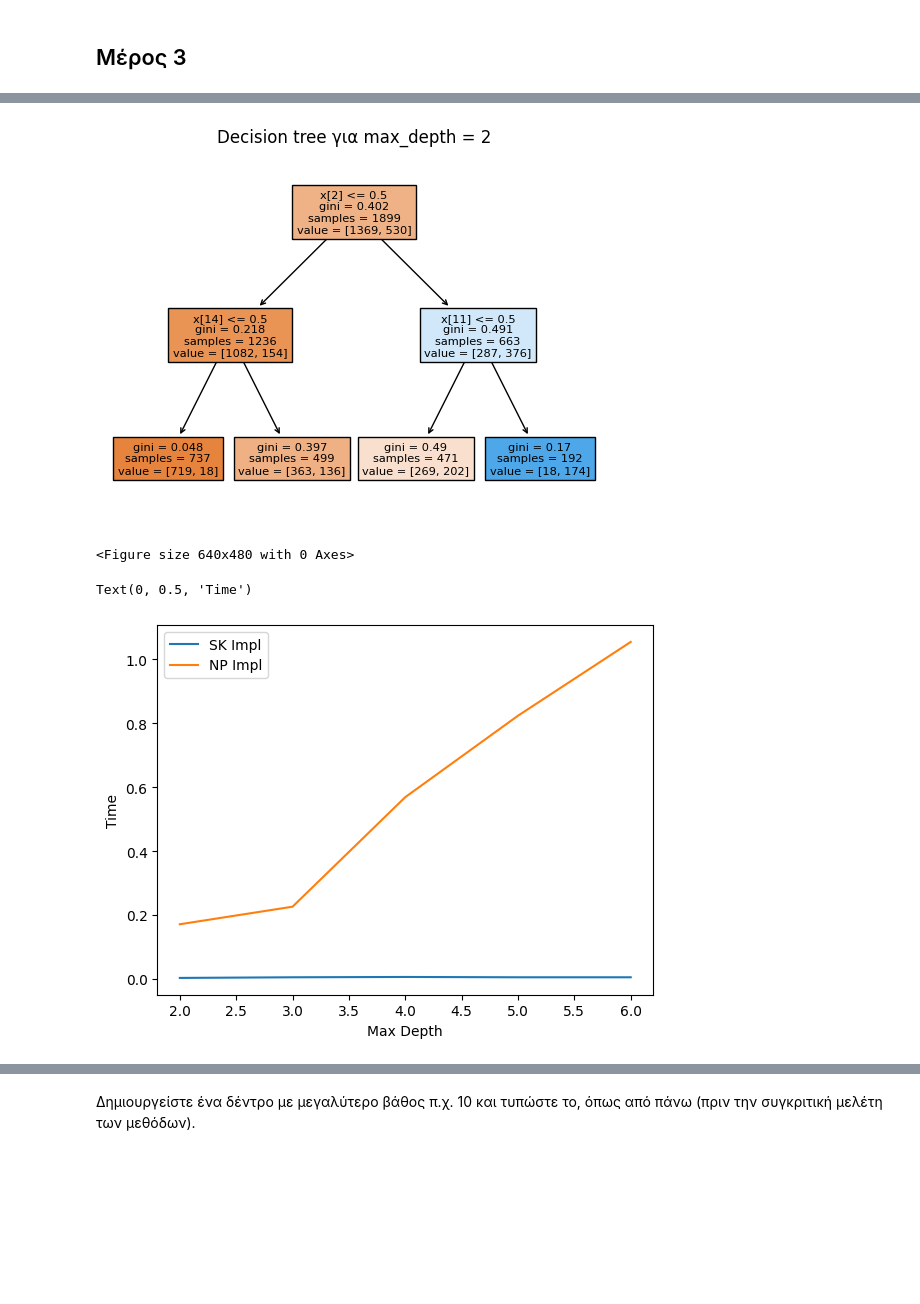
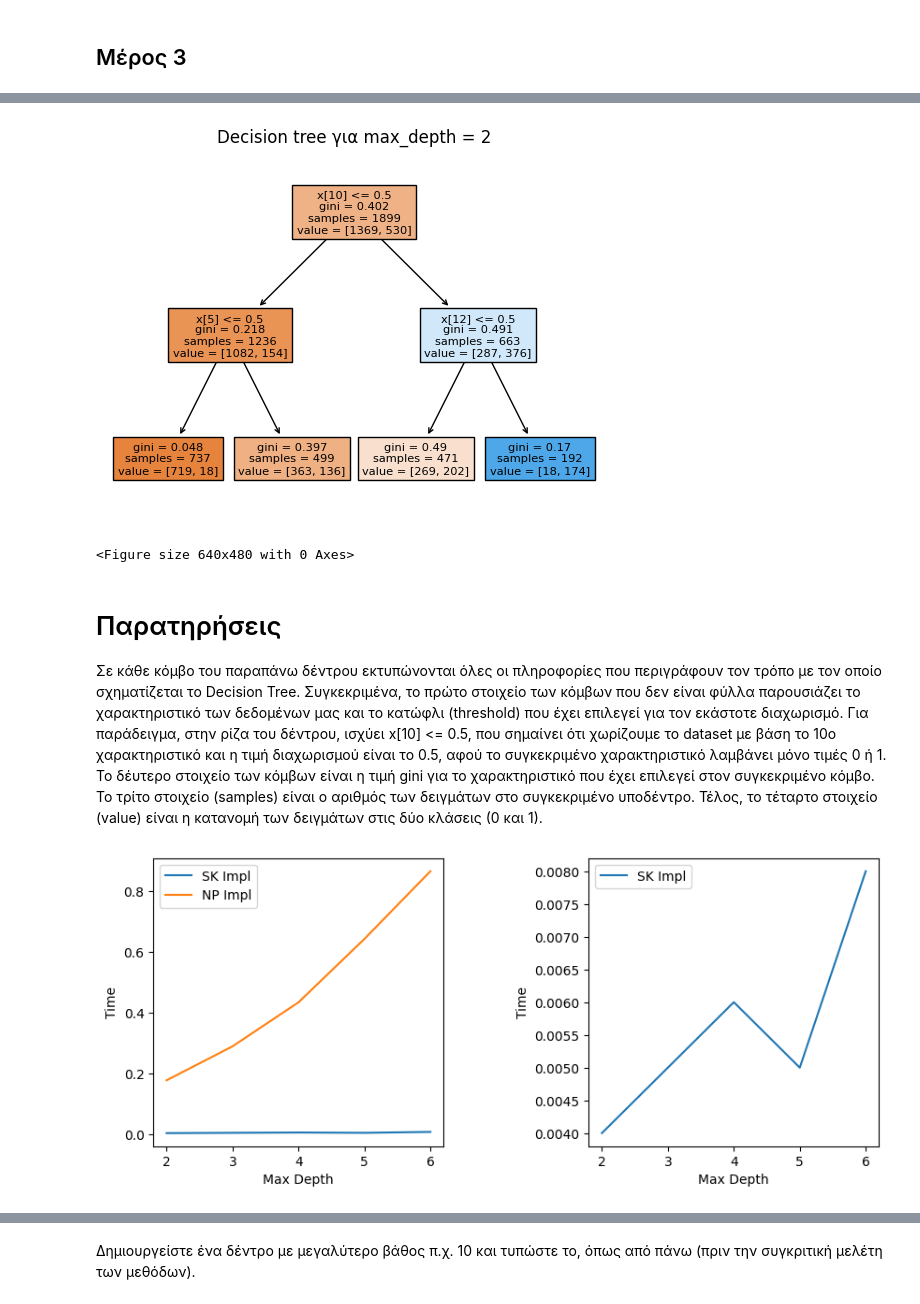
Before and after one commit to tsimiho/ArtificialIntelligence_Ex3, a Jupyter notebook: AI_23_decision_trees_Student_Version.ipynb, the cells around one changed output, grey strips where cells are left out. Cells and saved outputs as stored; diff of their text form; code cells hidden in the pictures; blank space fills up the shorter version.

```diff
--- a/AI_23_decision_trees_Student_Version.ipynb
+++ b/AI_23_decision_trees_Student_Version.ipynb
@@ -243,12 +252,14 @@ budget_encoder = LabelEncoder()
 vec_budget = budget_encoder.fit_transform(dataset["budget"].tolist())
 title_year_encoder = LabelEncoder()
 vec_title_year = title_year_encoder.fit_transform(dataset["title_year"].tolist())
+vote_average_encoder = LabelEncoder()
+vec_vote_average = vote_average_encoder.fit_transform(dataset["vote_average"].tolist())
 ## Your code above
 ##################
 
 
 
-X = np.concatenate((vec_genres, vec_language.reshape((-1, 1)),vec_budget.reshape((-1,1)),vec_title_year.reshape((-1,1)) ), axis=1) # συμπληρώστε το concatenation όλων των στηλών που θέλουμε να δώσουμε σαν είσοδο στον recommender
+X = np.concatenate((vec_genres, vec_language.reshape((-1, 1)), vec_budget.reshape((-1,1)), vec_title_year.reshape((-1,1)), vec_vote_average.reshape((-1,1))), axis=1) # συμπληρώστε το concatenation όλων των στηλών που θέλουμε να δώσουμε σαν είσοδο στον recommender
 y = dataset["cat_ratings"].tolist()
 
 X_train, X_test, Y_train, Y_test = train_test_split(X, y, test_size=0.2, random_state=42) # σπάμε το dataset σε train και test
@@ -333,7 +344,7 @@ class CARTClassifier:
         else:
             return self._predict_sample(x, node.right)
 # %%
-clf = CARTClassifier(max_depth=2, min_samples_split=2)
+clf = CARTClassifier(max_depth=2, min_samples_split=5)
 
 start_time = time.time()
 clf.fit(X_train, np.array(Y_train))
@@ -378,8 +393,12 @@ plt.title(f"Decision tree για max_depth = {max_depth}")
 plt.show()
 plt.savefig(f'out_{max_depth}.pdf')
 # %% [output]
-[figure, old version]
+[figure, new version]
 <Figure size 640x480 with 0 Axes>
+# %% [markdown]
+# Παρατηρήσεις
+
+Σε κάθε κόμβο του παραπάνω δέντρου εκτυπώνονται όλες οι πληροφορίες που περιγράφουν τον τρόπο με τον οποίο σχηματίζεται το Decision Tree. Συγκεκριμένα, το πρώτο στοιχείο των κόμβων που δεν είναι φύλλα παρουσιάζει το χαρακτηριστικό των δεδομένων μας και το κατώφλι (threshold) που έχει επιλεγεί για τον εκάστοτε διαχωρισμό. Για παράδειγμα, στην ρίζα του δέντρου, ισχύει x[10] <= 0.5, που σημαίνει ότι χωρίζουμε το dataset με βάση το 10ο χαρακτηριστικό και η τιμή διαχωρισμού είναι το 0.5, αφού το συγκεκριμένο χαρακτηριστικό λαμβάνει μόνο τιμές 0 ή 1. Το δέυτερο στοιχείο των κόμβων είναι η τιμή gini για το χαρακτηριστικό που έχει επιλεγεί στον συγκεκριμένο κόμβο. Το τρίτο στοιχείο (samples) είναι ο αριθμός των δειγμάτων στο συγκεκριμένο υποδέντρο. Τέλος, το τέταρτο στοιχείο (value) είναι η κατανομή των δειγμάτων στις δύο κλάσεις (0 και 1).
 # %%
 sk_times = {} # το dictionary που αντιστοιχίζει το max_depth στο training time για την υλοποίηση του sklearn
 np_times = {} # το dictionary που αντιστοιχίζει το max_depth στο training time για την υλοποίηση του numpy
@@ -417,14 +436,23 @@ for max_depth in tqdm(range(2, 7)):
     ## Your code above
     ##################
 # %%
-plt.plot(list(sk_times.keys()), list(sk_times.values()))
-plt.plot(list(np_times.keys()), list(np_times.values()))
-plt.legend(['SK Impl', 'NP Impl'])
-plt.xlabel('Max Depth')
-plt.ylabel('Time')
+fig, (ax1, ax2) = plt.subplots(1, 2, figsize=(10, 4))
+
+ax1.plot(list(sk_times.keys()), list(sk_times.values()))
+ax1.plot(list(np_times.keys()), list(np_times.values()))
+ax1.legend(['SK Impl', 'NP Impl'])
+ax1.set_xlabel('Max Depth')
+ax1.set_ylabel('Time')
+
+ax2.plot(list(np_times.keys()), list(sk_times.values()))
+ax2.legend(['SK Impl'])
+ax2.set_xlabel('Max Depth')
+ax2.set_ylabel('Time')
+
+plt.subplots_adjust(wspace=0.5)
+plt.show()
 # %% [output]
-Text(0, 0.5, 'Time')
-[figure, old version]
+[figure, new version]
 # %%
 plt.plot(list(sk_accs.keys()), list(sk_accs.values()))
 plt.plot(list(np_accs.keys()), list(np_accs.values()))
```
Also changed, not shown: parts of 20 cells of this notebook.
